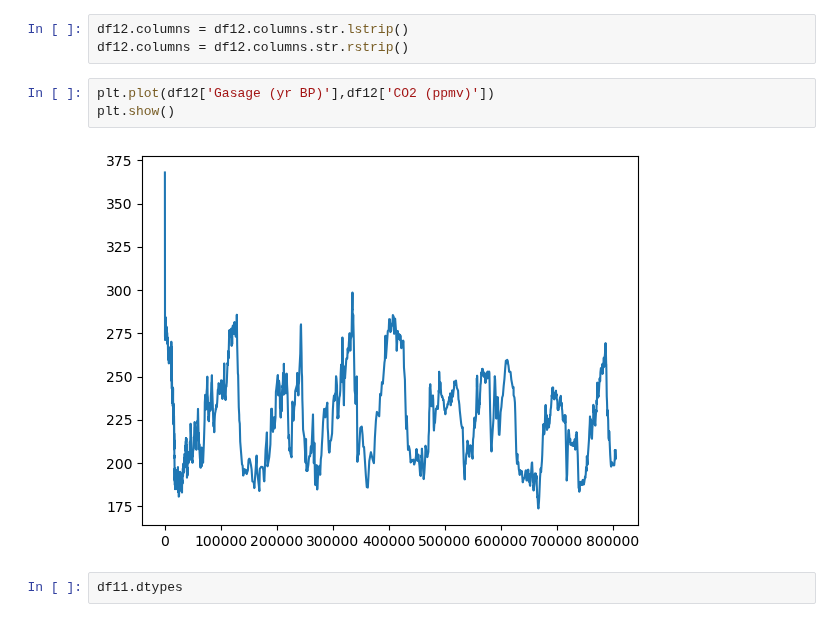
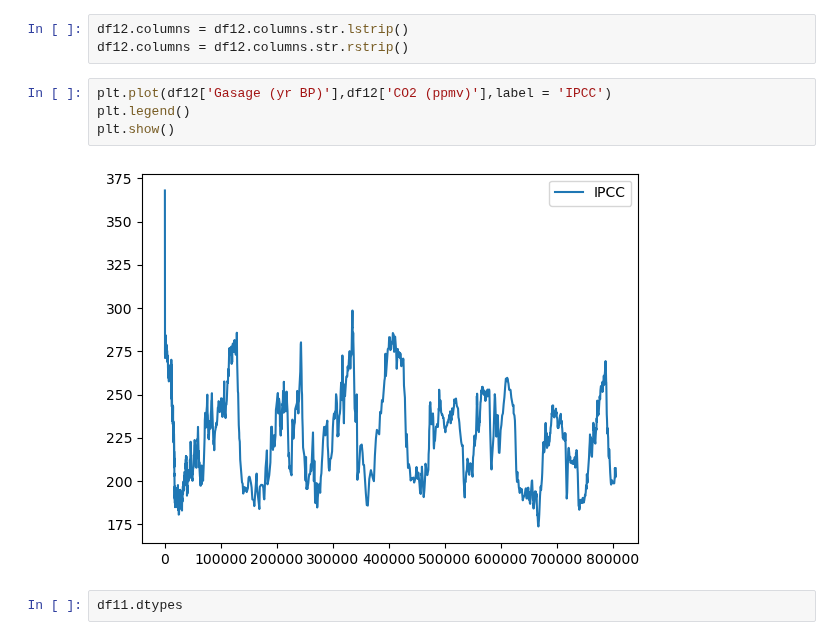
Before and after one commit to dectan/Programming-for-Data-Analysis-Project-2, a Jupyter notebook: test3.ipynb, the cells around one changed output. Drawn from its saved outputs; the diff is of its cells as text.

```diff
--- a/test3.ipynb
+++ b/test3.ipynb
@@ -59,10 +60,11 @@ df12
 df12.columns = df12.columns.str.lstrip()
 df12.columns = df12.columns.str.rstrip()
 # %%
-plt.plot(df12['Gasage (yr BP)'],df12['CO2 (ppmv)'])
+plt.plot(df12['Gasage (yr BP)'],df12['CO2 (ppmv)'],label = 'IPCC')
+plt.legend()
 plt.show()
 # %% [output]
-[figure, old version]
+[figure, new version]
 # %%
 df11.dtypes
 # %% [output]
```
Also changed, not shown: parts of 14 cells of this notebook.
